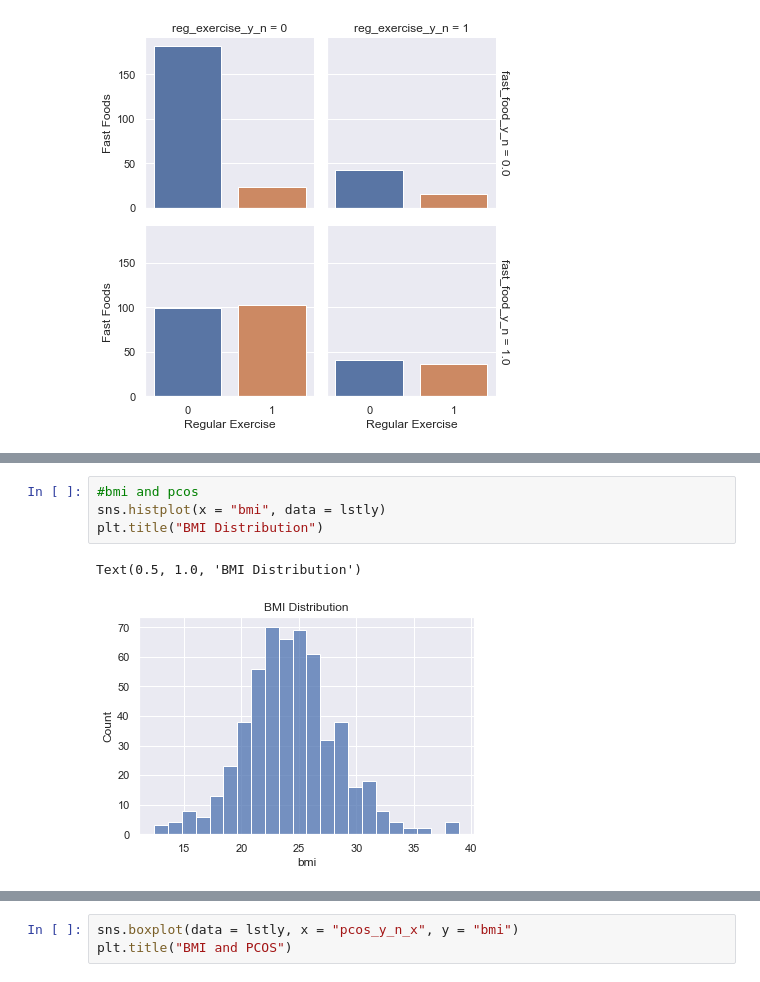
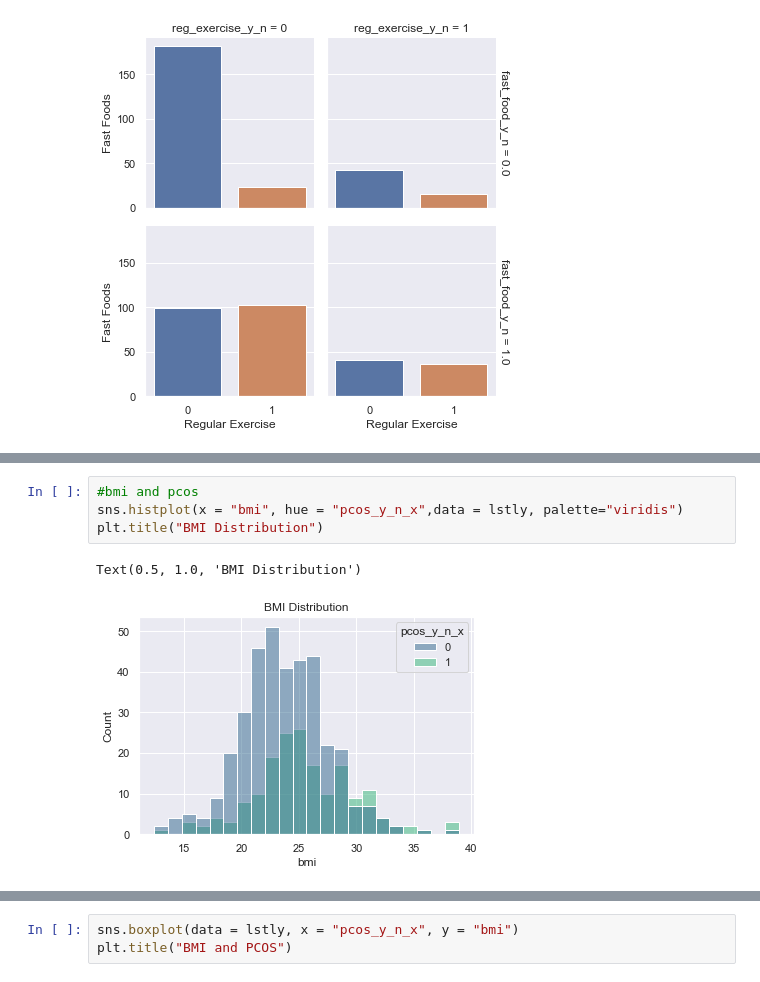
Before and after one commit to Nyairo4/PCOS, a Jupyter notebook: Pcos_Classification_Prediction.ipynb, the cells around one changed output, grey strips where cells are left out. Drawn from its saved outputs; the diff is of its cells as text.

```diff
--- a/Pcos_Classification_Prediction.ipynb
+++ b/Pcos_Classification_Prediction.ipynb
@@ -275,7 +262,7 @@ g1.set_axis_labels("Regular Exercise", "Fast Foods")
 # %%
 #bmi and pcos
-sns.histplot(x = "bmi", data = lstly)
+sns.histplot(x = "bmi", hue = "pcos_y_n_x",data = lstly, palette="viridis")
 plt.title("BMI Distribution")
 # %% [output]
 Text(0.5, 1.0, 'BMI Distribution')
-[figure, old version]
+[figure, new version]
```
Also changed, not shown: parts of 22 cells of this notebook.
